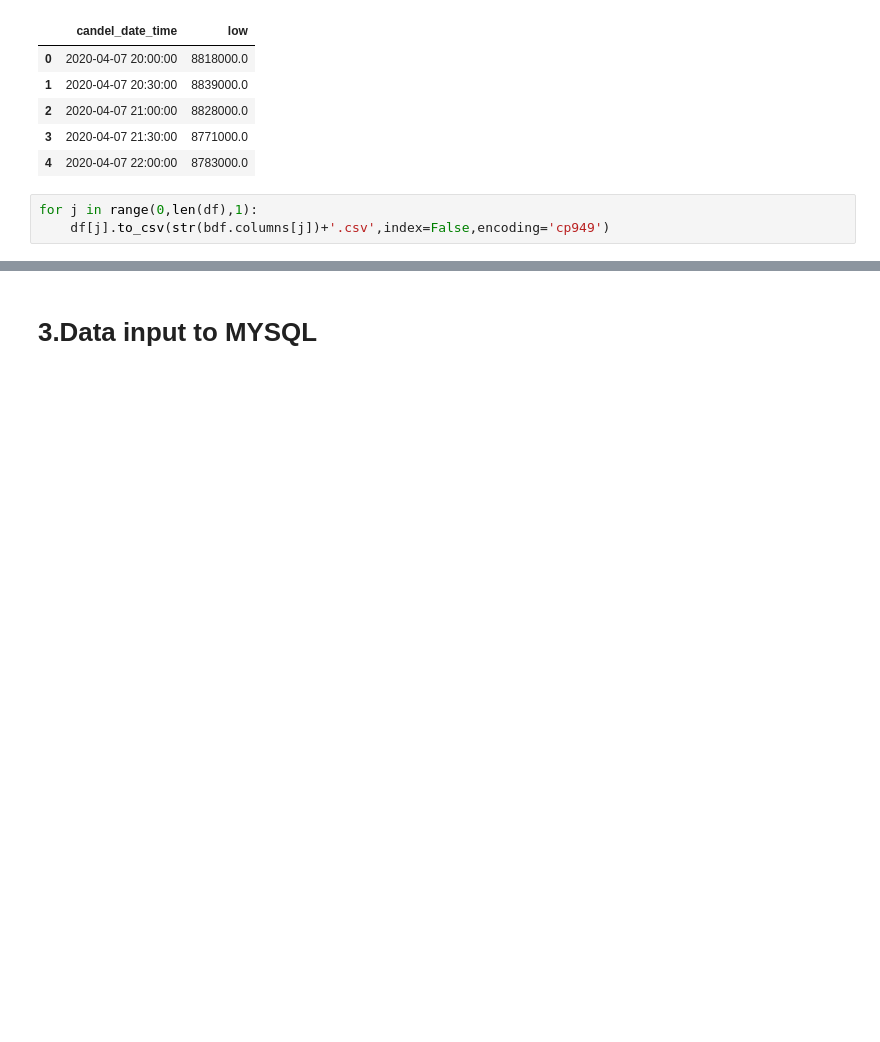
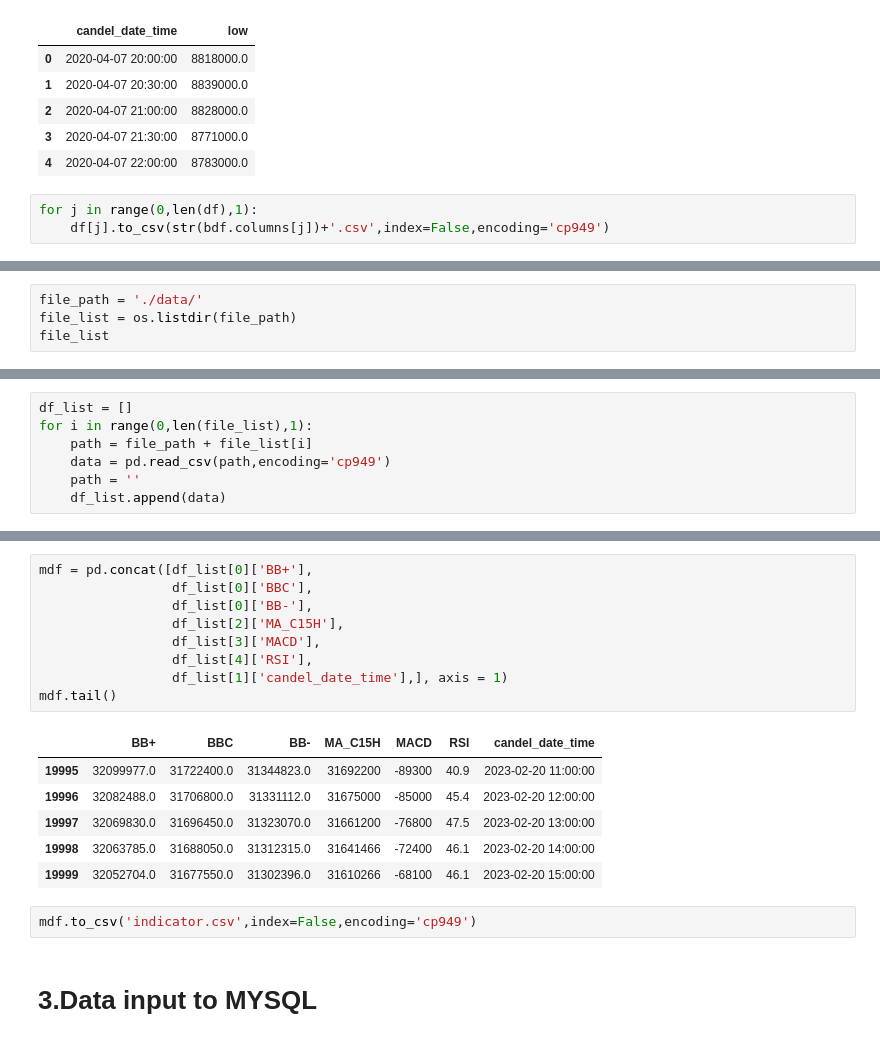
Before and after one commit to K-Digital-Coin/K-Digital_pjt_DA, a Jupyter notebook: DataPreprocessing.ipynb, the cells around one changed output, grey strips where cells are left out. Drawn from its saved outputs; the diff is of its cells as text; blank space fills up the shorter version.

```diff
--- a/DataPreprocessing.ipynb
+++ b/DataPreprocessing.ipynb
@@ -242,0 +248,4 @@ for j in range(0,len(df),1):
+# %%
+file_path = './data/'
+file_list = os.listdir(file_path)
+file_list
@@ -242,0 +254,7 @@ for j in range(0,len(df),1):
+# %%
+df_list = []
+for i in range(0,len(file_list),1):
+    path = file_path + file_list[i]
+    data = pd.read_csv(path,encoding='cp949')
+    path = ''
+    df_list.append(data)
@@ -243,3 +270,21 @@ for j in range(0,len(df),1):
+# %%
+mdf = pd.concat([df_list[0]['BB+'],
+                 df_list[0]['BBC'],
+                 df_list[0]['BB-'],
+                 df_list[2]['MA_C15H'],
+                 df_list[3]['MACD'],
+                 df_list[4]['RSI'],
+                 df_list[1]['candel_date_time'],], axis = 1)
+mdf.tail()
+# %% [output]
+|  | BB+ | BBC | BB- | MA_C15H | MACD | RSI | candel_date_time |
+| 19995 | 32099977.0 | 31722400.0 | 31344823.0 | 31692200 | -89300 | 40.9 | 2023-02-20 11:00:00 |
+| 19996 | 32082488.0 | 31706800.0 | 31331112.0 | 31675000 | -85000 | 45.4 | 2023-02-20 12:00:00 |
+| 19997 | 32069830.0 | 31696450.0 | 31323070.0 | 31661200 | -76800 | 47.5 | 2023-02-20 13:00:00 |
+| 19998 | 32063785.0 | 31688050.0 | 31312315.0 | 31641466 | -72400 | 46.1 | 2023-02-20 14:00:00 |
+| 19999 | 32052704.0 | 31677550.0 | 31302396.0 | 31610266 | -68100 | 46.1 | 2023-02-20 15:00:00 |
+# %%
+mdf.to_csv('indicator.csv',index=False,encoding='cp949')
 # %% [markdown]
 # 3.Data input to MYSQL
 # %%
```
Also changed, not shown: parts of 8 cells of this notebook, 13 other files.
